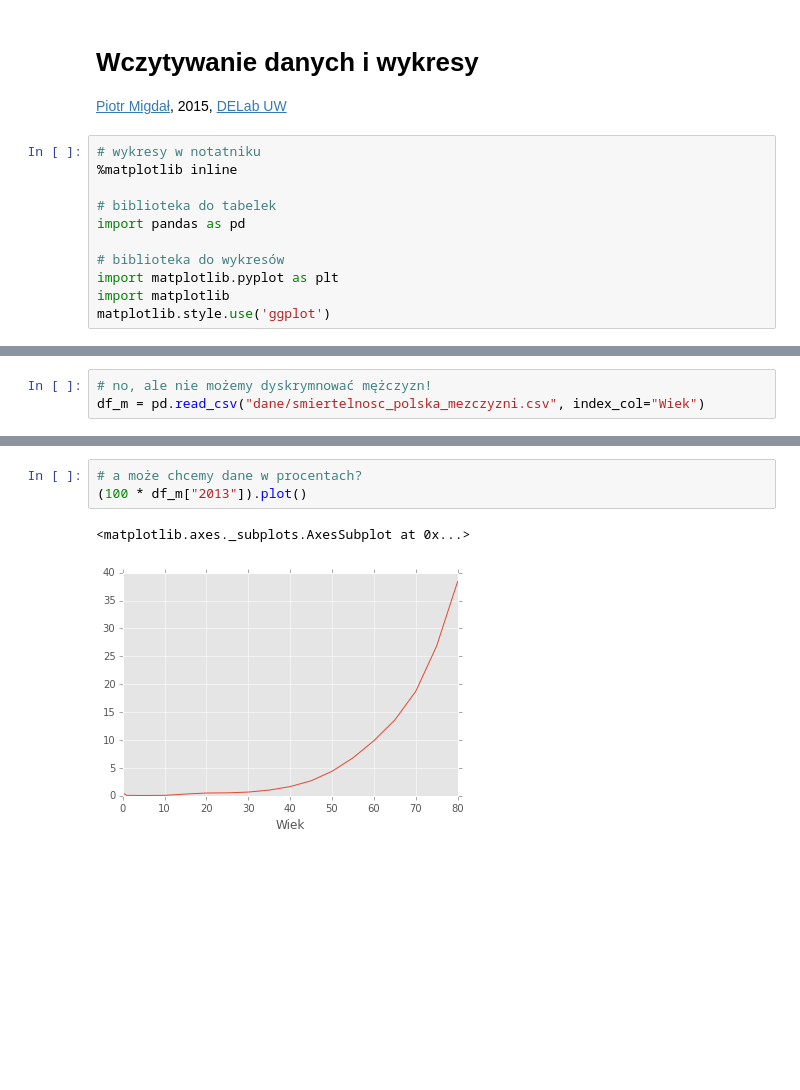
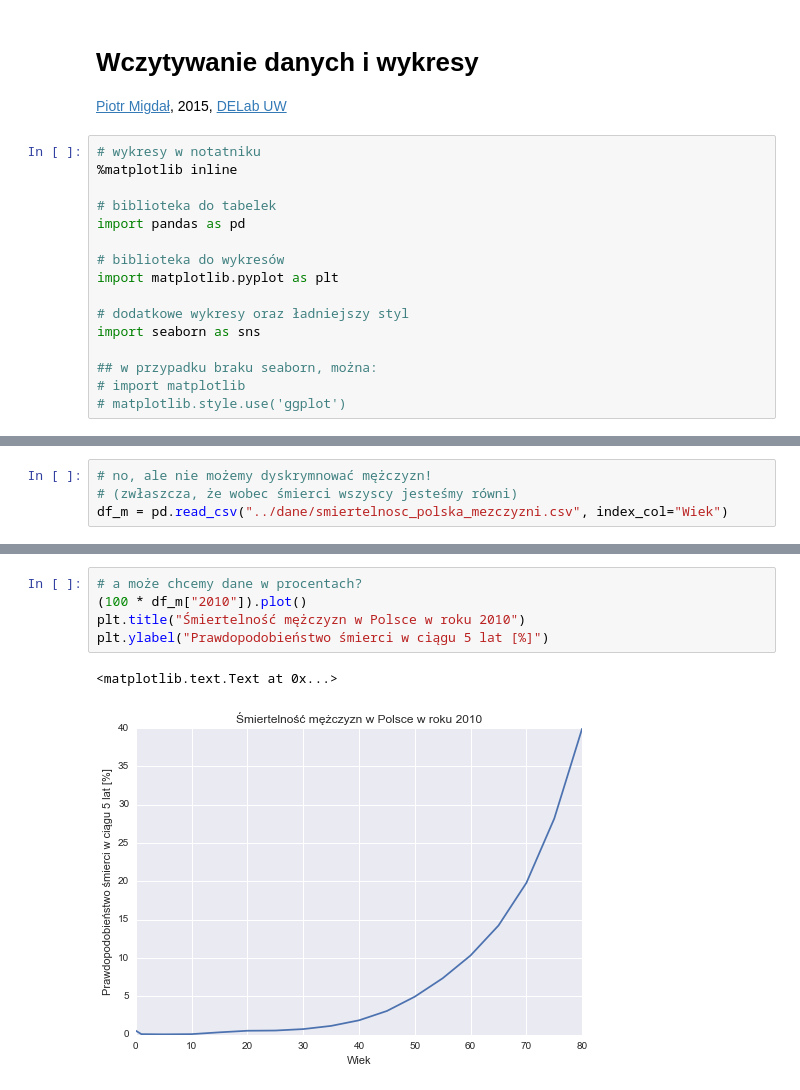
Before and after one commit to DELabUW/szkola-letnia-2015, a Jupyter notebook: zajecia/dzien0_wykresy_start.ipynb, the cells around one changed output, grey strips where cells are left out. Drawn from its saved outputs; the diff is of its cells as text; blank space fills up the shorter version.

```diff
--- a/zajecia/dzien0_wykresy_start.ipynb
+++ b/zajecia/dzien0_wykresy_start.ipynb
@@ -11,7 +11,12 @@ import pandas as pd
 
 # biblioteka do wykresów
 import matplotlib.pyplot as plt
-import matplotlib
-matplotlib.style.use('ggplot')
+
+# dodatkowe wykresy oraz ładniejszy styl
+import seaborn as sns
+
+## w przypadku braku seaborn, można:
+# import matplotlib
+# matplotlib.style.use('ggplot')
 # %% [markdown]
 Umiejętność robienia wykresów to sprawa życia i śmierci (w zawodzie) dla analizujących dane.
@@ -236,4 +143,5 @@ df_ostatni_rok['smierc'].plot()
 # %%
 # no, ale nie możemy dyskrymnować mężczyzn!
-df_m = pd.read_csv("dane/smiertelnosc_polska_mezczyzni.csv", index_col="Wiek")
+# (zwłaszcza, że wobec śmierci wszyscy jesteśmy równi)
+df_m = pd.read_csv("../dane/smiertelnosc_polska_mezczyzni.csv", index_col="Wiek")
 # %%
@@ -244,6 +152,8 @@ df_m["2013"].plot()
 # %%
 # a może chcemy dane w procentach?
-(100 * df_m["2013"]).plot()
+(100 * df_m["2010"]).plot()
+plt.title("Śmiertelność mężczyzn w Polsce w roku 2010")
+plt.ylabel("Prawdopodobieństwo śmierci w ciągu 5 lat [%]")
 # %% [output]
-<matplotlib.axes._subplots.AxesSubplot at 0x...>
+<matplotlib.text.Text at 0x...>
-[figure, old version]
+[figure, new version]
```
Also changed, not shown: parts of 47 cells of this notebook, 2 other files.
